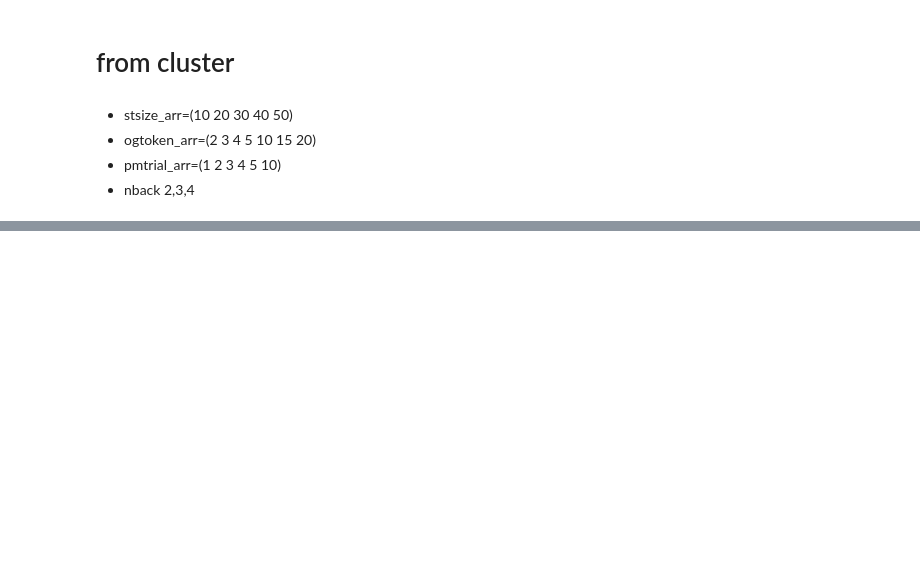
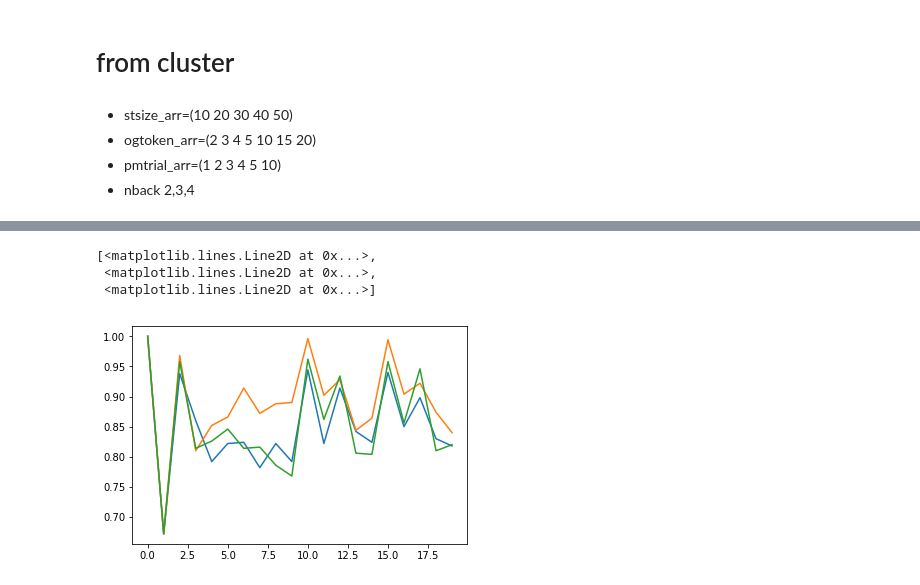
Before and after one commit to andrebeu/epm, a Jupyter notebook: dual PM task.ipynb, the cells around one changed output, grey strips where cells are left out. Cells and saved outputs as stored; diff of their text form; code cells hidden in the pictures; blank space fills up the shorter version.

```diff
--- a/dual PM task.ipynb
+++ b/dual PM task.ipynb
@@ -188,0 +212,7 @@ for idx,(ogtokens,pmtrials) in enumerate(product(ogtokenL,pmtrialL)):
+# %%
+plt.plot(group_data.mean(1).T)
+# %% [output]
+[<matplotlib.lines.Line2D at 0x...>,
+ <matplotlib.lines.Line2D at 0x...>,
+ <matplotlib.lines.Line2D at 0x...>]
+[figure, added]
```
Also changed, not shown: parts of 5 cells of this notebook, 6 other files.
